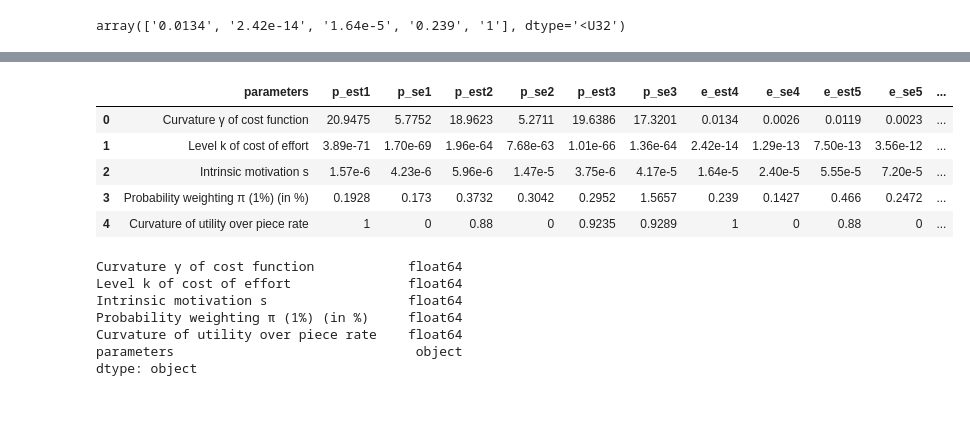
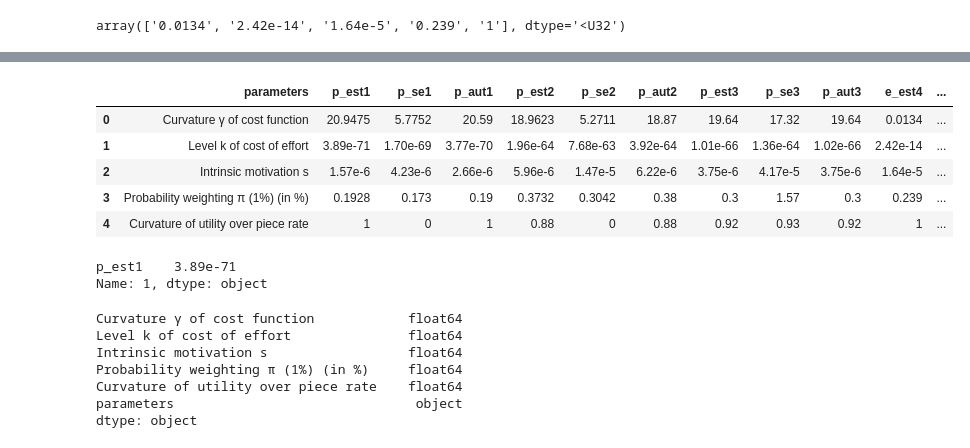
Before and after one commit to YH-Chen1225/EPP_Final, a Jupyter notebook: EPP_P.ipynb, the cells around one changed output, grey strips where cells are left out. Drawn from its saved outputs; the diff is of its cells as text; code cells hidden in the pictures; blank space fills up the shorter version.

```diff
--- a/EPP_P.ipynb
+++ b/EPP_P.ipynb
@@ -742,26 +742,37 @@ be66
 # %%
-#author result
+#author result#This part is not in the original code
 p_est_autp1 = [round(20.59,2),'{0:.2e}'.format(Decimal(3.77e-70)),'{0:.2e}'.format(Decimal(2.66e-06)),round(0.19,2),round(1,0)]
 p_est_autp2 = [round(18.87,2),'{0:.2e}'.format(Decimal(3.92e-64)),'{0:.2e}'.format(Decimal(6.22e-06)),round(0.38,2),round(0.88,2)]
 p_est_autp3 = [round(19.64,2),'{0:.2e}'.format(Decimal(1.02e-66)),'{0:.2e}'.format(Decimal(3.75e-06)),round(0.30,2),round(0.92,2)]
+###
+e_est_autp1 = [round(0.0134,2),'{0:.2e}'.format(Decimal(2.42e-14)),'{0:.2e}'.format(Decimal(1.65e-5)),round(0.24,2),round(1,0)]
+e_est_autp2 = [round(0.0119,2),'{0:.2e}'.format(Decimal(7.5e-13)),'{0:.2e}'.format(Decimal(5.55e-5)),round(0.47,2),round(0.88,2)]
+e_est_autp3 = [round(0.0072,2),'{0:.2e}'.format(Decimal(5.46e-08)),'{0:.2e}'.format(Decimal(3.14e-3)),round(4.3,2),round(0.47,2)]
 # %%
 # Create the dataframe relative to table 6
 # In this table, author's result also be added.#改
 pnames = ["Curvature γ of cost function", "Level k of cost of effort", "Intrinsic motivation s", "Probability weighting π (1%) (in %)",
           "Curvature of utility over piece rate"]
 
-t6 = pd.DataFrame({'parameters':pnames,'p_est1':bp61,'p_se1':sp61,'p_est2':bp62,'p_se2':sp62,
-                   'p_est3':bp63,'p_se3':sp63,
-                   'e_est4':be64,'e_se4':se64,'e_est5':be65,'e_se5':se65,'e_est6':be66,
-                   'e_se6':se66})
+t6 = pd.DataFrame({'parameters':pnames,'p_est1':bp61,'p_se1':sp61,'p_aut1':p_est_autp1,
+                   'p_est2':bp62,'p_se2':sp62,'p_aut2':p_est_autp2,
+                   'p_est3':bp63,'p_se3':sp63,'p_aut3':p_est_autp3,
+                   'e_est4':be64,'e_se4':se64,"e_aut1":e_est_autp1,
+                   'e_est5':be65,'e_se5':se65,"e_aut2":e_est_autp2,
+                   'e_est6':be66,'e_se6':se66,"e_aut3":e_est_autp3})
 display(t6)
 # %% [output]
-|  | parameters | p_est1 | p_se1 | p_est2 | p_se2 | p_est3 | p_se3 | e_est4 | e_se4 | e_est5 | e_se5 | ... |
-| 0 | Curvature γ of cost function | 20.9475 | 5.7752 | 18.9623 | 5.2711 | 19.6386 | 17.3201 | 0.0134 | 0.0026 | 0.0119 | 0.0023 | ... |
-| 1 | Level k of cost of effort | 3.89e-71 | 1.70e-69 | 1.96e-64 | 7.68e-63 | 1.01e-66 | 1.36e-64 | 2.42e-14 | 1.29e-13 | 7.50e-13 | 3.56e-12 | ... |
-| 2 | Intrinsic motivation s | 1.57e-6 | 4.23e-6 | 5.96e-6 | 1.47e-5 | 3.75e-6 | 4.17e-5 | 1.64e-5 | 2.40e-5 | 5.55e-5 | 7.20e-5 | ... |
-| 3 | Probability weighting π (1%) (in %) | 0.1928 | 0.173 | 0.3732 | 0.3042 | 0.2952 | 1.5657 | 0.239 | 0.1427 | 0.466 | 0.2472 | ... |
-| 4 | Curvature of utility over piece rate | 1 | 0 | 0.88 | 0 | 0.9235 | 0.9289 | 1 | 0 | 0.88 | 0 | ... |
+|  | parameters | p_est1 | p_se1 | p_aut1 | p_est2 | p_se2 | p_aut2 | p_est3 | p_se3 | p_aut3 | e_est4 | ... |
+| 0 | Curvature γ of cost function | 20.9475 | 5.7752 | 20.59 | 18.9623 | 5.2711 | 18.87 | 19.64 | 17.32 | 19.64 | 0.0134 | ... |
+| 1 | Level k of cost of effort | 3.89e-71 | 1.70e-69 | 3.77e-70 | 1.96e-64 | 7.68e-63 | 3.92e-64 | 1.01e-66 | 1.36e-64 | 1.02e-66 | 2.42e-14 | ... |
+| 2 | Intrinsic motivation s | 1.57e-6 | 4.23e-6 | 2.66e-6 | 5.96e-6 | 1.47e-5 | 6.22e-6 | 3.75e-6 | 4.17e-5 | 3.75e-6 | 1.64e-5 | ... |
+| 3 | Probability weighting π (1%) (in %) | 0.1928 | 0.173 | 0.19 | 0.3732 | 0.3042 | 0.38 | 0.3 | 1.57 | 0.3 | 0.239 | ... |
+| 4 | Curvature of utility over piece rate | 1 | 0 | 1 | 0.88 | 0 | 0.88 | 0.92 | 0.93 | 0.92 | 1 | ... |
+# %%
+t6.filter(regex= r'p_est').iloc[1,0:1]
+# %% [output]
+p_est1    3.89e-71
+Name: 1, dtype: object
 # %%
 #df2 = t6.filter(regex = r'(p_|para)',axis = 1)
 #df2 = df2.T
```
Also changed, not shown: parts of 6 cells of this notebook, 1 other file.
